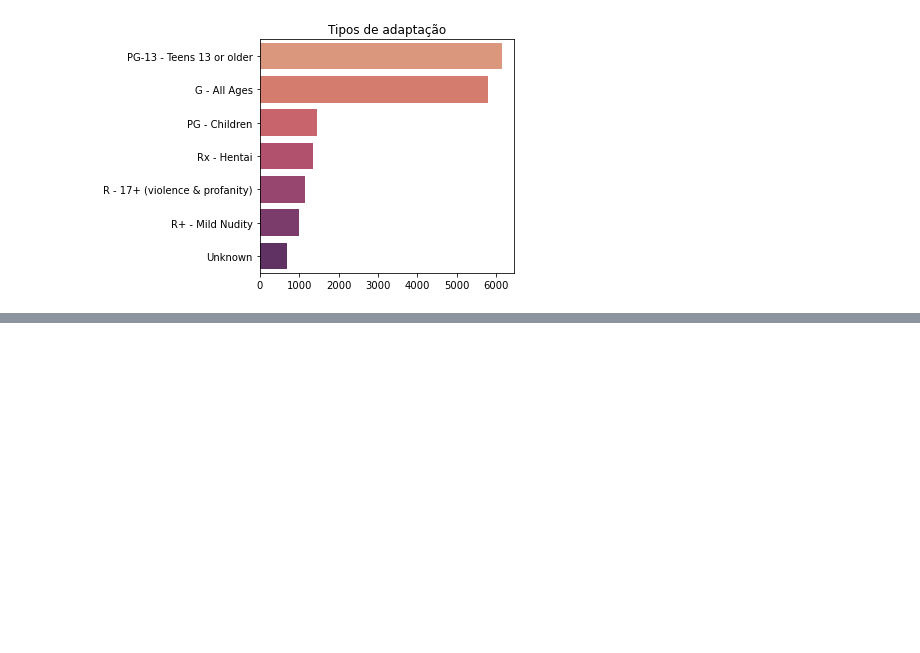
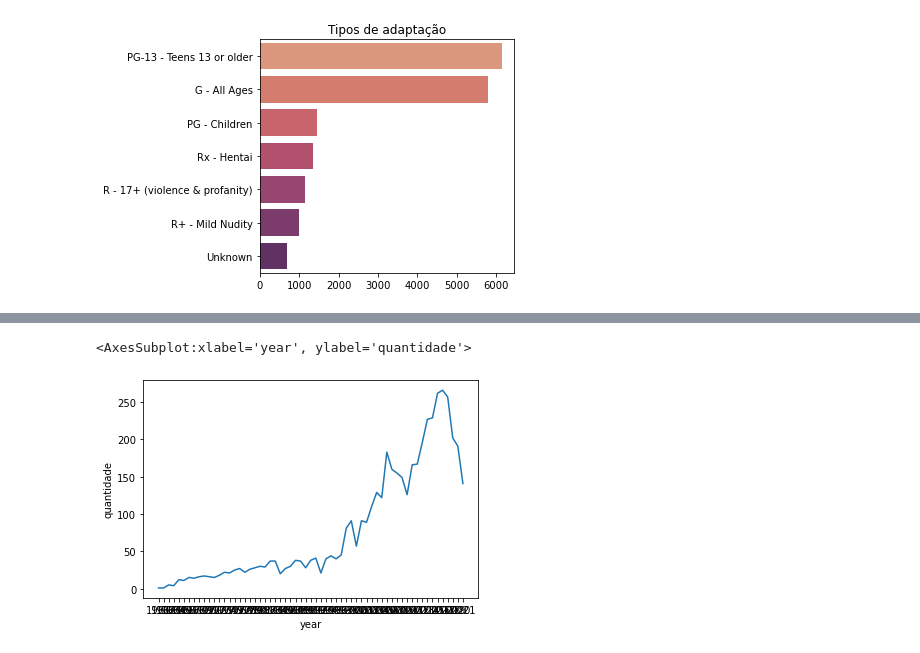
Before and after one commit to FLPSP/Anime-Recommender-System, a Jupyter notebook: recommender_system.ipynb, the cells around one changed output, grey strips where cells are left out. Saved outputs shown, nothing was run; the diff lists cells and outputs as text; code cells hidden in the pictures; blank space fills up the shorter version.

```diff
--- a/recommender_system.ipynb
+++ b/recommender_system.ipynb
@@ -152,0 +144,8 @@ for feature in ['type','source','rating']:
+# %%
+year = pd.DataFrame(df_animes['year'].groupby(df_animes['year']).count()).rename(columns={'year':'quantidade'})
+sns.lineplot(data=year,
+               x=year.index,
+               y=year['quantidade'])
+# %% [output]
+<AxesSubplot:xlabel='year', ylabel='quantidade'>
+[figure, added]
```
Also changed, not shown: parts of 6 cells of this notebook.
